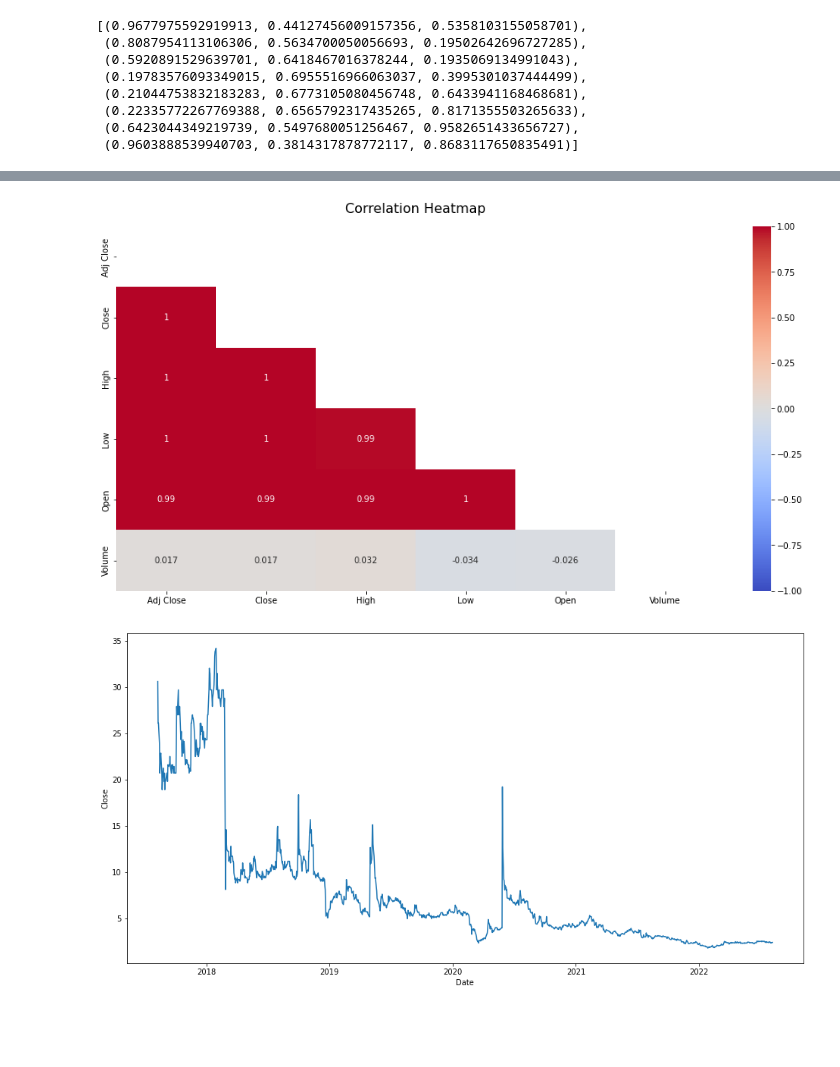
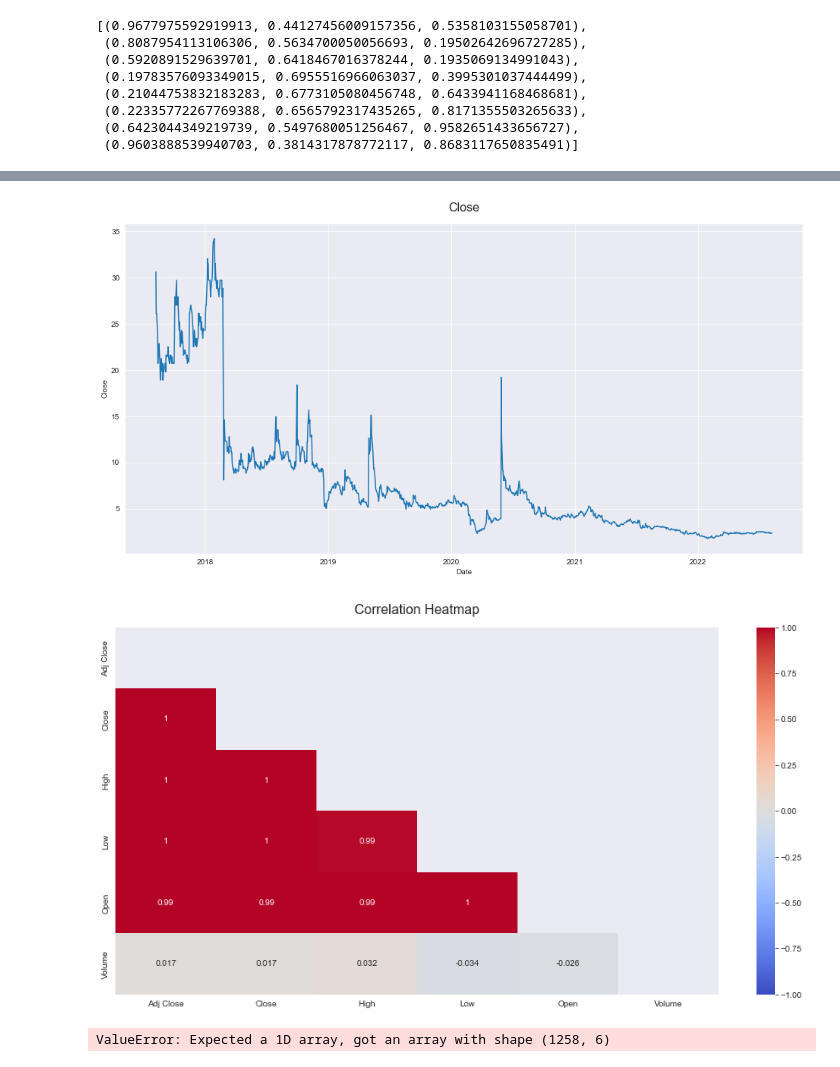
Before and after one commit to shbnmzr/stock-market-prediction, a Jupyter notebook: 2-exploratory-data-analysis/01_EDA.ipynb, the cells around one changed output, grey strips where cells are left out. Cells and saved outputs as stored; diff of their text form; code cells hidden in the pictures; blank space fills up the shorter version.

```diff
--- a/2-exploratory-data-analysis/01_EDA.ipynb
+++ b/2-exploratory-data-analysis/01_EDA.ipynb
@@ -41,7 +27,8 @@ memory usage: 68.8 KB
 # %%
-def plot_closing_price(data):
+def plot_feature(data, feature):
     plt.figure(figsize=(16, 8))
-    sns.lineplot(x=data.index, y=data['Close'])
+    line_plot = sns.lineplot(x=data.index, y=data[feature])
+    line_plot.set_title(f'{feature}', fontdict={'fontsize':16}, pad=16)
 
     plt.show()
 # %%
@@ -52,11 +39,26 @@ def plot_correlations(data):
     heatmap.set_title('Correlation Heatmap', fontdict={'fontsize':16}, pad=16)
 
     plt.show()
-# %%
-plot_correlations(data)
-# %% [output]
-[figure, removed]
-# %%
-plot_closing_price(data)
-# %% [output]
-[figure, removed]
+# %%
+def compute_moving_average(data, ma_interval):
+    data[ma_interval] = data.rolling(ma_interval).mean()
+    return data
+# %%
+def plot_moving_average(data, ma_interval):
+    data = compute_moving_average(data, ma_interval)
+    plt.figure(figsize=(16, 8))
+    sns.lineplot(x=data.index, y=data['Close'])
+
+    plt.show()
+# %%
+def main():
+    data = import_dataset('../data/historical/', 'ABIO')
+    plot_feature(data, 'Close')
+    plot_correlations(data)
+    plot_moving_average(data, 10)
+if __name__ == '__main__':
+    main()
+# %% [output]
+[figure, added]
+[figure, added]
+ValueError: Expected a 1D array, got an array with shape (1258, 6)
```
Also changed, not shown: parts of 4 cells of this notebook.
